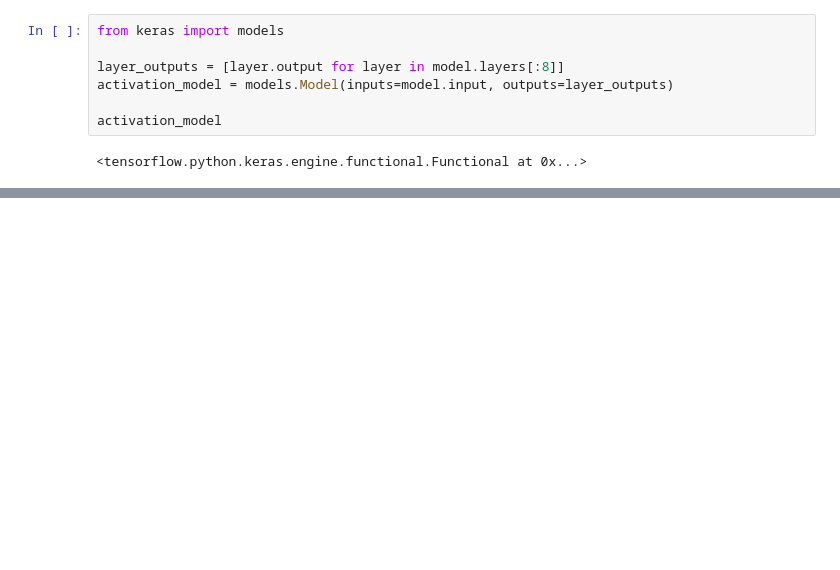
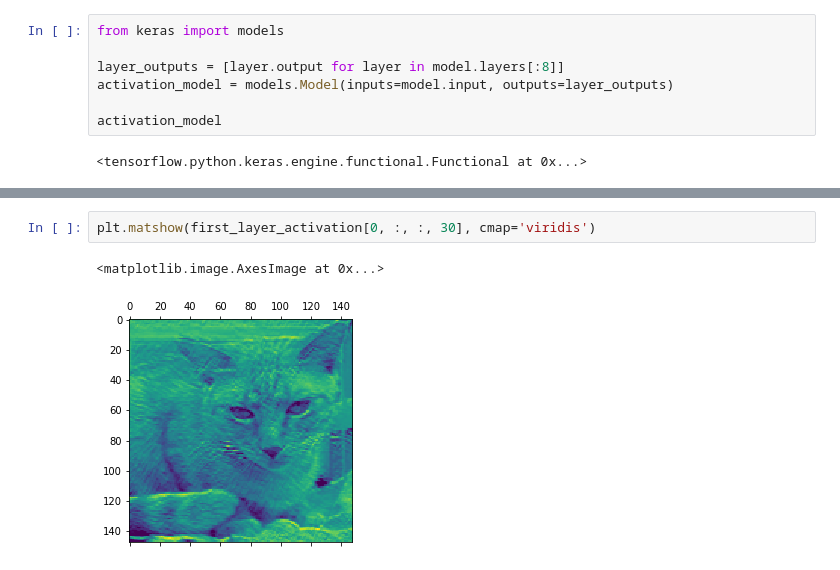
Before and after one commit to kanikaKanu90/notebook, a Jupyter notebook: CNN.ipynb, the cells around one changed output, grey strips where cells are left out. Saved outputs shown, nothing was run; the diff lists cells and outputs as text; blank space fills up the shorter version.

```diff
--- a/CNN.ipynb
+++ b/CNN.ipynb
@@ -208,3 +260,8 @@ plt.matshow(first_layer_activation[0, :, :, 7], cmap='viridis')
+# %%
+plt.matshow(first_layer_activation[0, :, :, 30], cmap='viridis')
+# %% [output]
+<matplotlib.image.AxesImage at 0x...>
+[figure, added]
 # %%
 layer_names = []
 for layer in model.layers[:8]:
```
Also changed, not shown: parts of 10 cells of this notebook.
